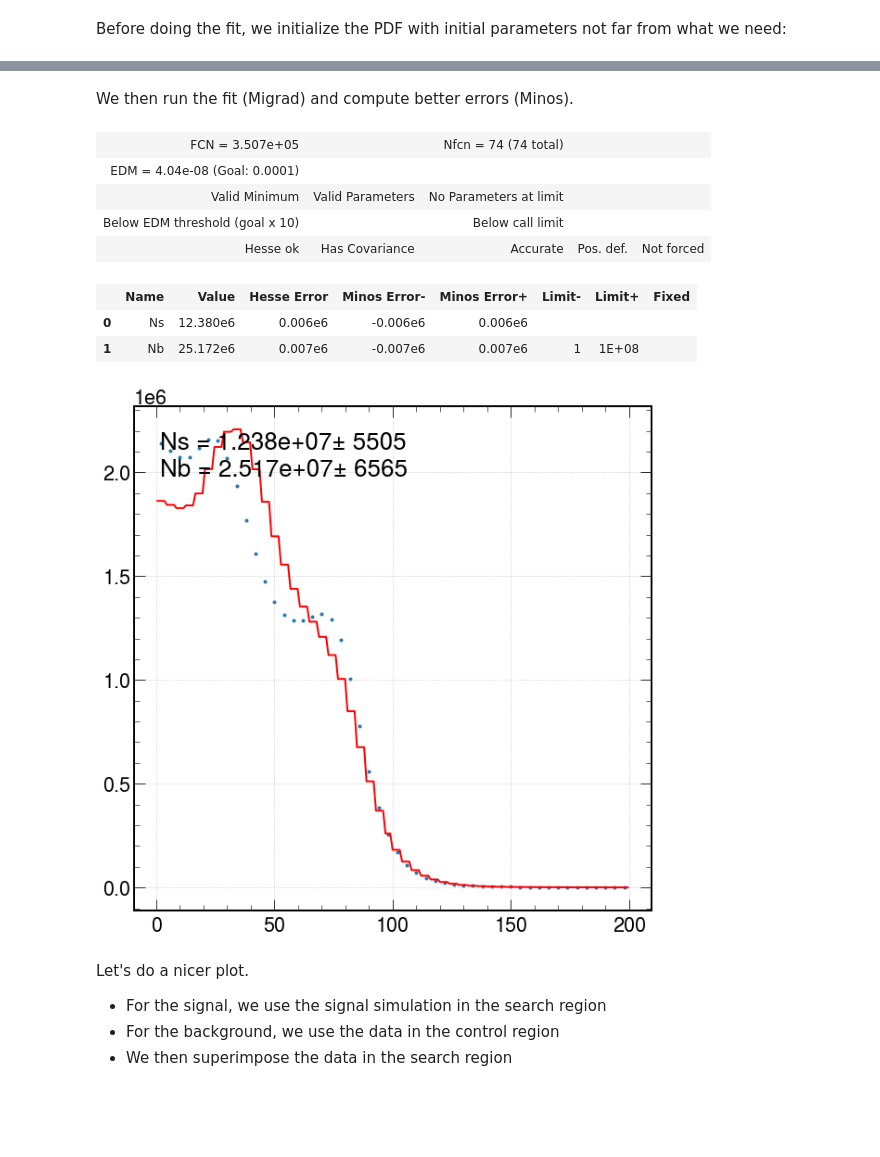
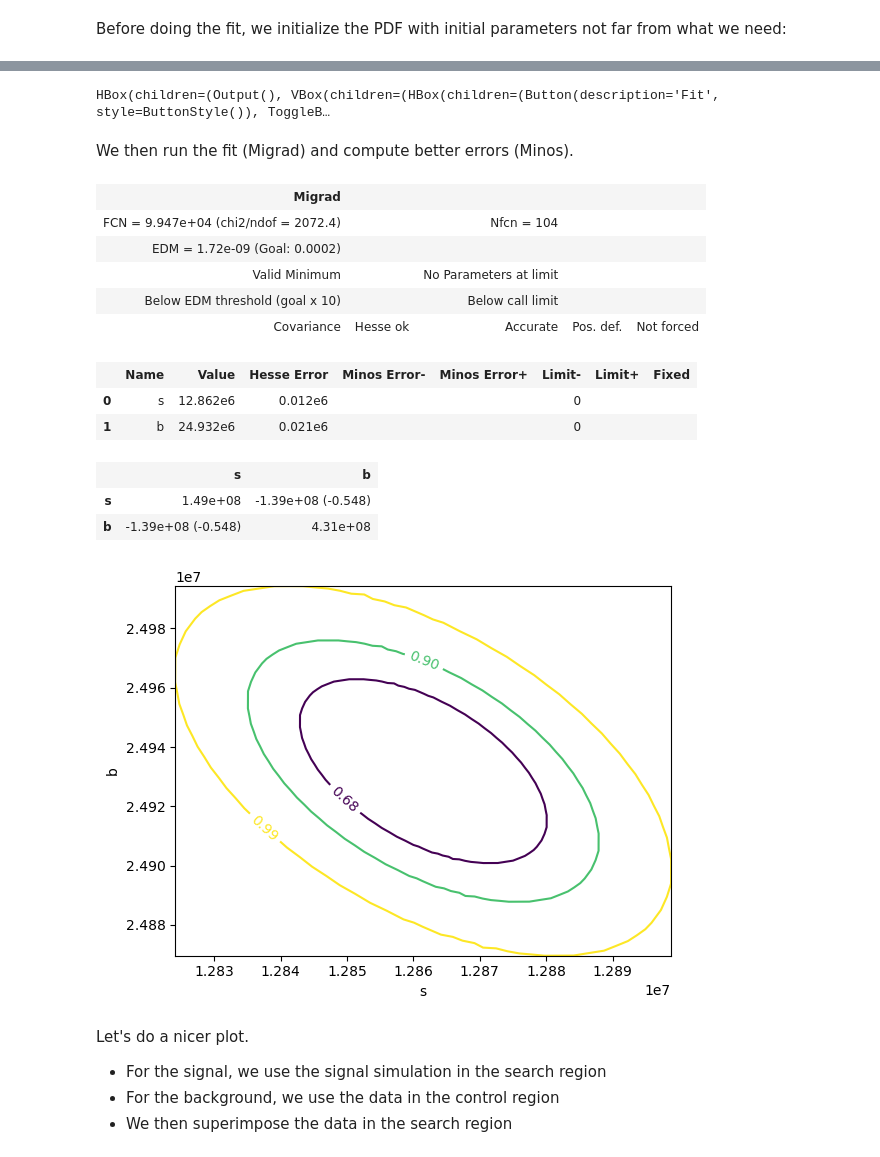
Before and after one commit to delaere/LPHY2131, a Jupyter notebook: analysis/labo3/Wyield.ipynb, the cells around one changed output, grey strips where cells are left out. Drawn from its saved outputs; the diff is of its cells as text; code cells hidden in the pictures; blank space fills up the shorter version.

```diff
--- a/analysis/labo3/Wyield.ipynb
+++ b/analysis/labo3/Wyield.ipynb
@@ -68,6 +67,14 @@ Lets define our binning first.
 # This defines the binning for the fit and the display below.
 xlim = (0,200)
 nbins=50
+
+# the unbinned data
+data = ak.to_numpy(selected_data["transvMass"]).astype('double')
+
+# the binned data
+n, xe = np.histogram(data, bins=nbins, range=xlim) #n: bin content; xe: bin edges
+cx = 0.5 * (xe[1:] + xe[:-1]) # bin centers
+dx = np.diff(xe) # bin width
 # %% [markdown]
 As a first check, we look at the transverse mass in the signal region. We compare the shape of signal and data distributions.
 Here, the histograms are normalized to 1, so there is no information about the yield.
@@ -117,2 +108,10 @@ The parameters of the fit function are: ['Ns', 'Nb']
+# %%
+signal = lphys.sample(selected_simu["transvMass"],"signal MC","C0")
+bkg    = lphys.sample(control_data["transvMass"],"background","C1")
+
+s_histo,bin_edges = np.histogram(ak.to_numpy(signal.events), bins=nbins, range=xlim, density=False )
+b_histo,bin_edges = np.histogram(ak.to_numpy(bkg.events),bins=nbins, range=xlim, density=False )
+
+c = cost.Template(n, xe, (s_histo,b_histo), ("s","b"))
 # %% [markdown]
 Before doing the fit, we initialize the PDF with initial parameters not far from what we need:
@@ -124,20 +118,31 @@ binned_likelihood.draw(minuit);
+# %%
+m = Minuit(c,1e7,5e7)
+m.limits = (0, None)
+m.interactive(lphys.Plotter(c, logscale=False, text = False, xlabel="Transverse Mass (GeV)", ylabel="Events"))
+# %% [output]
+HBox(children=(Output(), VBox(children=(HBox(children=(Button(description='Fit', style=ButtonStyle()), ToggleB…
 # %% [markdown]
 We then run the fit (Migrad) and compute better errors (Minos).
 # %%
-migradfit = minuit.migrad()
-minuit.minos()
-binned_likelihood.draw(minuit);
-migradfit
+m.migrad()
 # %% [output]
-| FCN = 3.507e+05 |  | Nfcn = 74 (74 total) |  |  |
-| EDM = 4.04e-08 (Goal: 0.0001) |  |  |  |  |
-| Valid Minimum | Valid Parameters | No Parameters at limit |  |  |
+| Migrad |  |  |  |  |
+| FCN = 9.947e+04 (chi2/ndof = 2072.4) |  | Nfcn = 104 |  |  |
+| EDM = 1.72e-09 (Goal: 0.0002) |  |  |  |  |
+| Valid Minimum |  | No Parameters at limit |  |  |
 | Below EDM threshold (goal x 10) |  | Below call limit |  |  |
-| Hesse ok | Has Covariance | Accurate | Pos. def. | Not forced |
+| Covariance | Hesse ok | Accurate | Pos. def. | Not forced |
 |  | Name | Value | Hesse Error | Minos Error- | Minos Error+ | Limit- | Limit+ | Fixed |
-| 0 | Ns | 12.380e6 | 0.006e6 | -0.006e6 | 0.006e6 |  |  |  |
-| 1 | Nb | 25.172e6 | 0.007e6 | -0.007e6 | 0.007e6 | 1 | 1E+08 |  |
+| 0 | s | 12.862e6 | 0.012e6 |  |  | 0 |  |  |
+| 1 | b | 24.932e6 | 0.021e6 |  |  | 0 |  |  |
-[figure, removed]
+|  | s | b |
+| s | 1.49e+08 | -1.39e+08 (-0.548) |
+| b | -1.39e+08 (-0.548) | 4.31e+08 |
+# %%
+plt.style.use('default')
+m.draw_mncontour("s", "b", cl=(0.68, 0.9, 0.99));
+# %% [output]
+[figure, added]
 # %% [markdown]
 Let's do a nicer plot.
 - For the signal, we use the signal simulation in the search region
```
Also changed, not shown: parts of 9 cells of this notebook.
